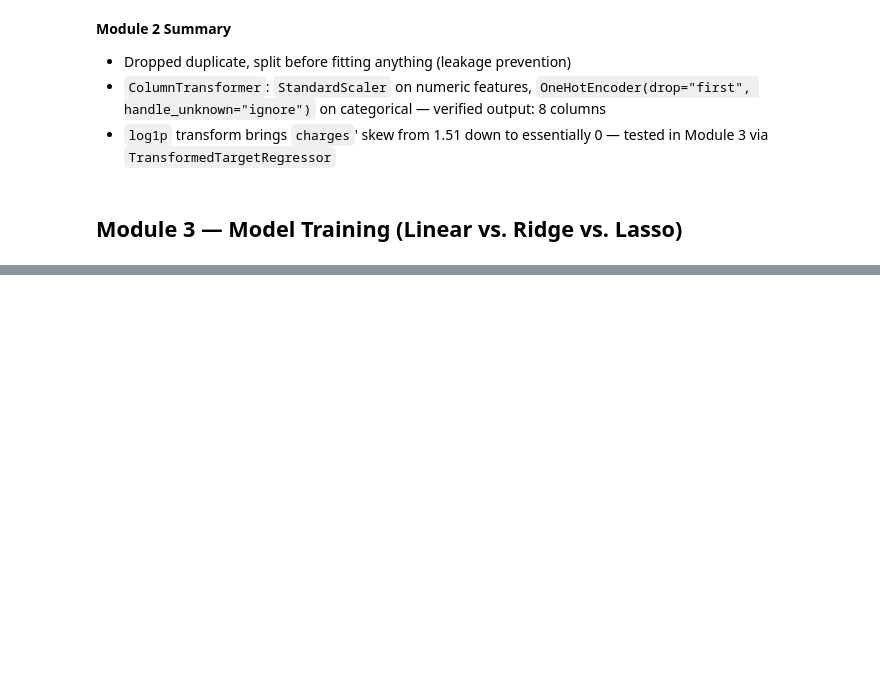
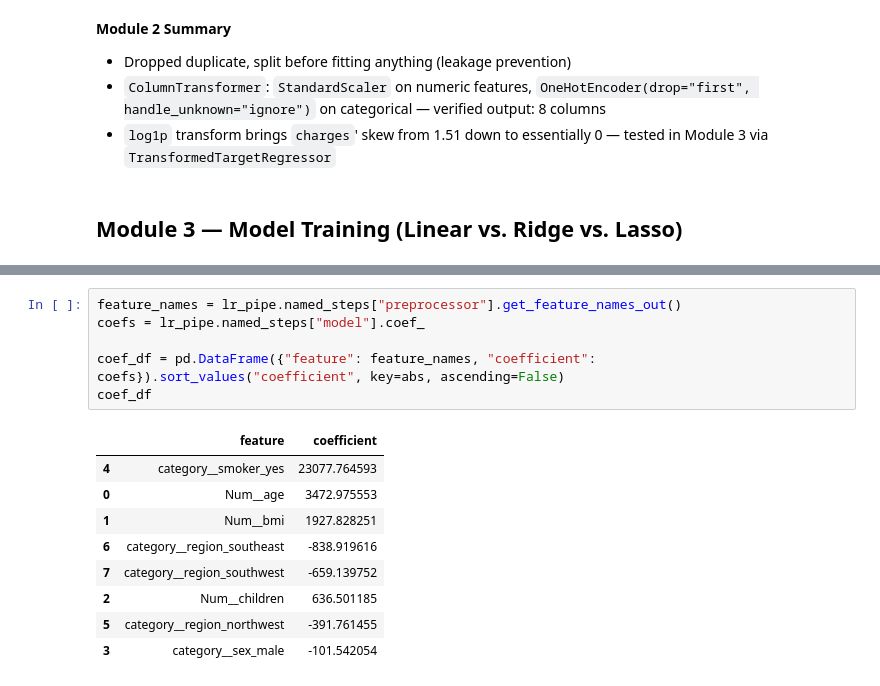
Before and after one commit to Shreyashs-dg/linear-regression-insurance-cost, a Jupyter notebook: notebooks/insurance_analysis.ipynb, the cells around one changed output, grey strips where cells are left out. Drawn from its saved outputs; the diff is of its cells as text; blank space fills up the shorter version.

```diff
--- a/notebooks/insurance_analysis.ipynb
+++ b/notebooks/insurance_analysis.ipynb
@@ -214,0 +279,16 @@ Skew of log1p(charges):         -0.102
+# %%
+feature_names = lr_pipe.named_steps["preprocessor"].get_feature_names_out()
+coefs = lr_pipe.named_steps["model"].coef_
+
+coef_df = pd.DataFrame({"feature": feature_names, "coefficient": coefs}).sort_values("coefficient", key=abs, ascending=False)
+coef_df
+# %% [output]
+|  | feature | coefficient |
+| 4 | category__smoker_yes | 23077.764593 |
+| 0 | Num__age | 3472.975553 |
+| 1 | Num__bmi | 1927.828251 |
+| 6 | category__region_southeast | -838.919616 |
+| 7 | category__region_southwest | -659.139752 |
+| 2 | Num__children | 636.501185 |
+| 5 | category__region_northwest | -391.761455 |
+| 3 | category__sex_male | -101.542054 |
```
Also changed, not shown: parts of 10 cells of this notebook, 2 other files.
